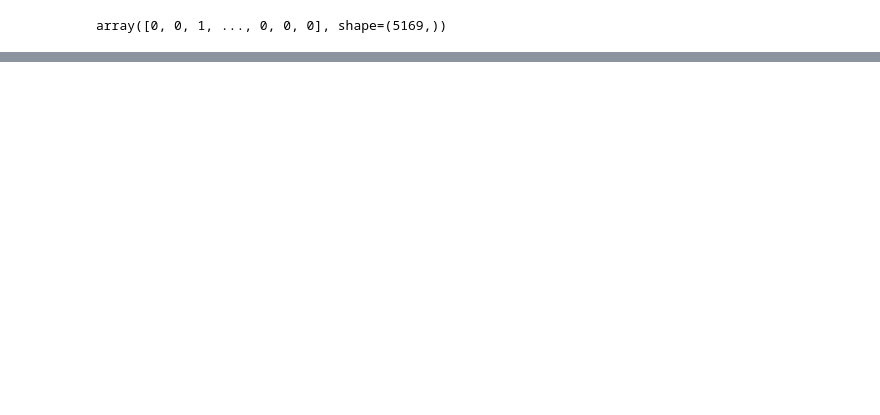
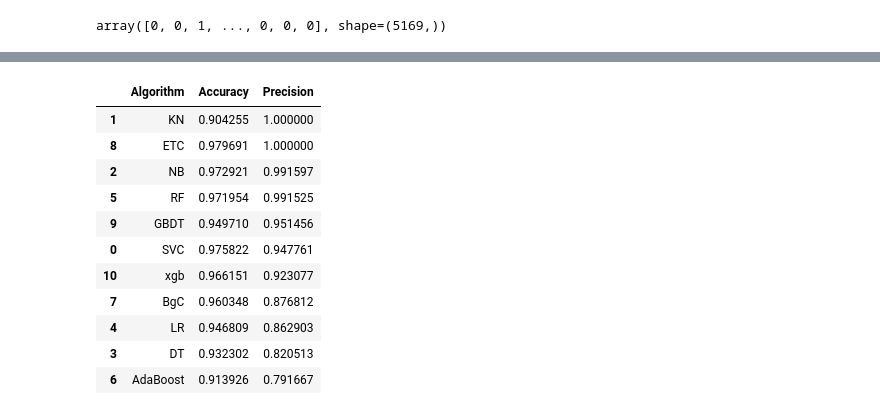
Before and after one commit to milanrai14/sms-spam-detection, a Jupyter notebook: notebook/sms_spam_detection.ipynb, the cells around one changed output, grey strips where cells are left out. Saved outputs shown, nothing was run; the diff lists cells and outputs as text; code cells hidden in the pictures; blank space fills up the shorter version.

```diff
--- a/notebook/sms_spam_detection.ipynb
+++ b/notebook/sms_spam_detection.ipynb
@@ -682,0 +767,15 @@ Precision_score:  0.7862068965517242
+# %%
+performance_df
+# %% [output]
+|  | Algorithm | Accuracy | Precision |
+| 1 | KN | 0.904255 | 1.000000 |
+| 8 | ETC | 0.979691 | 1.000000 |
+| 2 | NB | 0.972921 | 0.991597 |
+| 5 | RF | 0.971954 | 0.991525 |
+| 9 | GBDT | 0.949710 | 0.951456 |
+| 0 | SVC | 0.975822 | 0.947761 |
+| 10 | xgb | 0.966151 | 0.923077 |
+| 7 | BgC | 0.960348 | 0.876812 |
+| 4 | LR | 0.946809 | 0.862903 |
+| 3 | DT | 0.932302 | 0.820513 |
+| 6 | AdaBoost | 0.913926 | 0.791667 |
```
Also changed, not shown: parts of 27 cells of this notebook, 2 other files.
